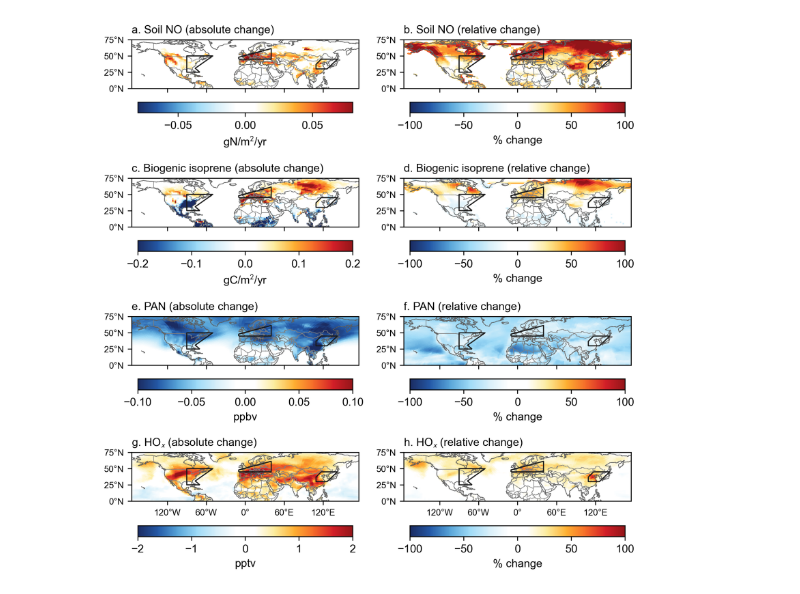
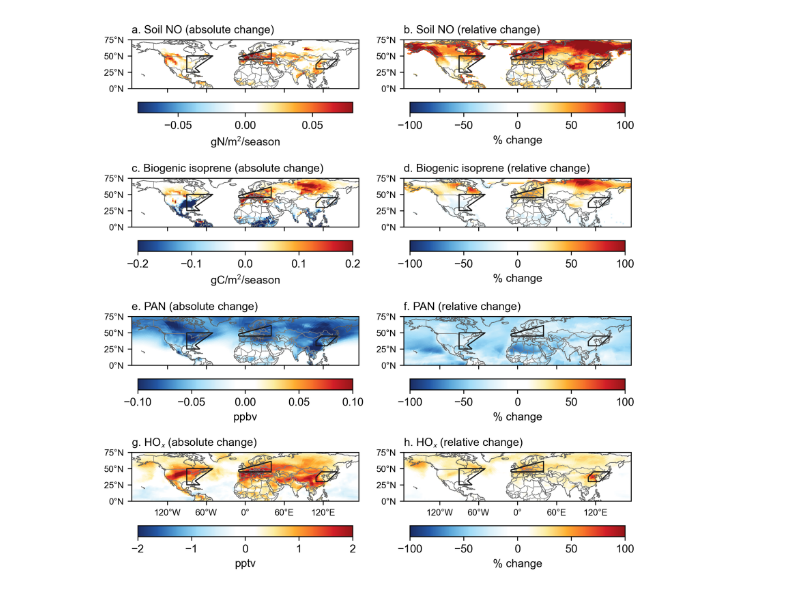
Before and after one commit to emmleroy/future-climate-ozone-sensitivity, a Jupyter notebook: figures_paper/FigS10_new.ipynb, the cells around one changed output. Cells and saved outputs as stored; diff of their text form; code cells hidden in the pictures.

```diff
--- a/figures_paper/FigS10_new.ipynb
+++ b/figures_paper/FigS10_new.ipynb
@@ -146,7 +143,7 @@ titles= ["a. Soil NO (absolute change)",  "b. Soil NO (relative change)",
 
 vmins = [-0.08, -100, -0.2, -100, -0.1, -100, -2, -100]
 vmaxs = [0.08, 100, 0.2, 100, 0.1, 100, 2, 100]
-units = ['gN/m$^2$/yr', '% change', 'gC/m$^2$/yr', '% change', 'ppbv', '% change', 'pptv', '% change']
+units = ['gN/m$^2$/season', '% change', 'gC/m$^2$/season', '% change', 'ppbv', '% change', 'pptv', '% change']
 cmap = cmaps.BlueWhiteOrangeRed
 extend = ['both', 'neither', 'both', 'neither', 'both', 'neither', 'both', 'neither']
 for idx, z in enumerate([abs_diff_soilNO,
@@ -186,31 +183,31 @@ for idx, z in enumerate([abs_diff_soilNO,
         ax[idx].set_xticks([-120, -60, 0, 60, 120])
         ax[idx].set_xticklabels(
             ['120°W', '60°W', '0°', '60°E', '120°E'], fontsize=8)
         ax[idx].set_yticks([0,25,50,75])
         ax[idx].set_yticklabels(
             ['0°N', '25°N', '50°N', '75°N'], fontsize=8)
     else:
         ax[idx].set_xticks([-120, -60, 0, 60, 120])
         ax[idx].set_xticklabels(['', '', '', '', ''], fontsize=8)
         ax[idx].set_yticks([0,25,50,75])
         ax[idx].set_yticklabels(
             ['0°N', '25°N', '50°N', '75°N'], fontsize=8)
 
     # Add boxes around the IPCC AR6 regions
     ar6 = regionmask.defined_regions.ar6.all
     ar6[5,17].plot(ax=ax[idx],
         add_ocean=False,
         projection=ccrs.PlateCarree(),
         add_label=False,
         line_kws=dict(lw=1)
     )
 
     # For EAS we use a modified polygon that captures a more homogeneous response
     new_EAS = np.array([[117,45], [109,37], [109,30], [126,30],[142,45]])
     new_EAS_region = regionmask.Regions([new_EAS], name="new_EAS")
     new_EAS_region.plot_regions(add_label=False, ax=ax[idx], line_kws=dict(lw=1))
 
 ##########
 plt.savefig("FigS10_new.png")
 # %% [output]
-[figure, old version]
+[figure, new version]
```
Also changed, not shown: parts of 1 cell of this notebook, 3 other files.
